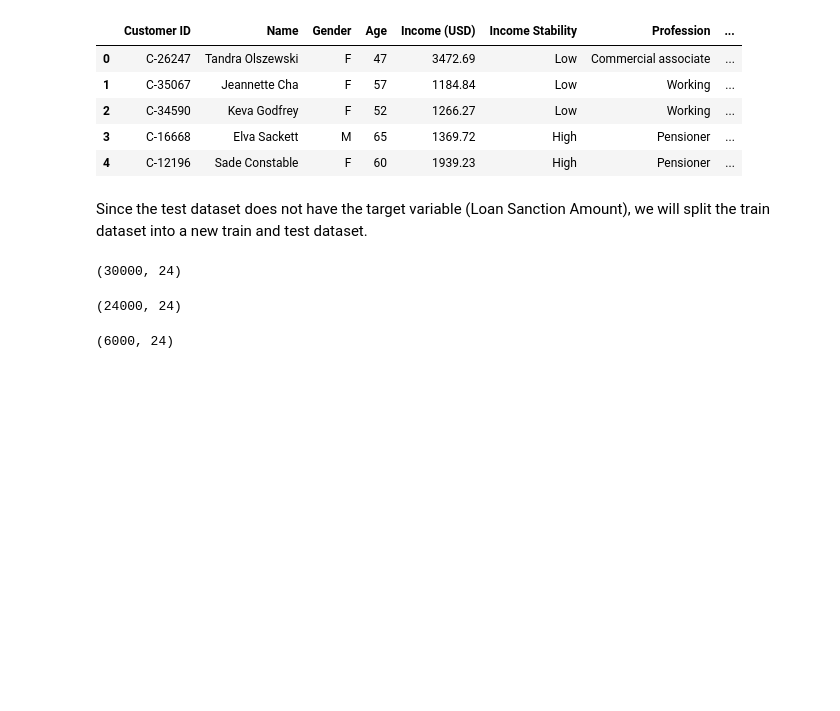
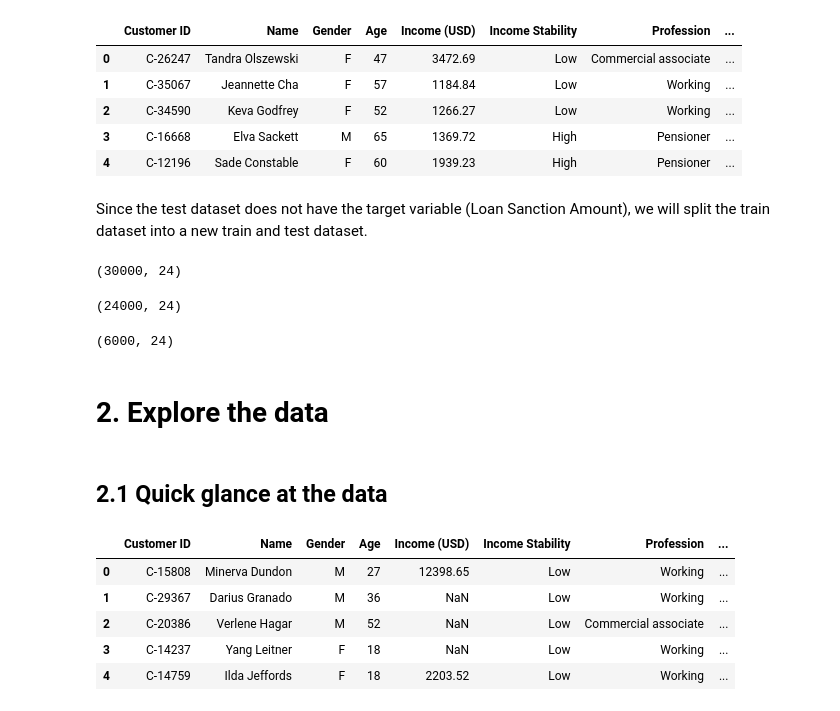
Before and after one commit to semasuka/Loan-amount-prediction-regression, a Jupyter notebook: Loan_amount_prediction.ipynb, the cells around one changed output. Saved outputs shown, nothing was run; the diff lists cells and outputs as text; code cells hidden in the pictures; blank space fills up the shorter version.

Commit message:
quick data glance added

```diff
--- a/Loan_amount_prediction.ipynb
+++ b/Loan_amount_prediction.ipynb
@@ -96,3 +98,16 @@ loan_amt_train_copy.shape
 loan_amt_test_copy.shape
 # %% [output]
 (6000, 24)
+# %% [markdown]
+# 2. Explore the data
+# %% [markdown]
+## 2.1 Quick glance at the data
+# %%
+loan_amt_train_copy.head()
+# %% [output]
+|  | Customer ID | Name | Gender | Age | Income (USD) | Income Stability | Profession | ... |
+| 0 | C-15808 | Minerva Dundon | M | 27 | 12398.65 | Low | Working | ... |
+| 1 | C-29367 | Darius Granado | M | 36 | NaN | Low | Working | ... |
+| 2 | C-20386 | Verlene Hagar | M | 52 | NaN | Low | Commercial associate | ... |
+| 3 | C-14237 | Yang Leitner | F | 18 | NaN | Low | Working | ... |
+| 4 | C-14759 | Ilda Jeffords | F | 18 | 2203.52 | Low | Working | ... |
```
Also changed, not shown: parts of 6 cells of this notebook.
